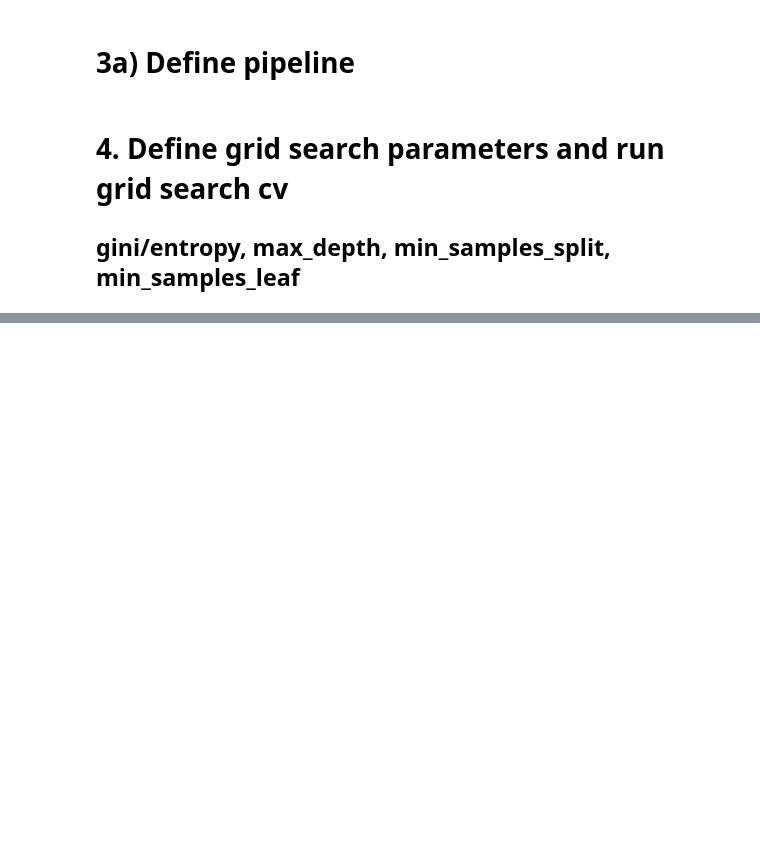
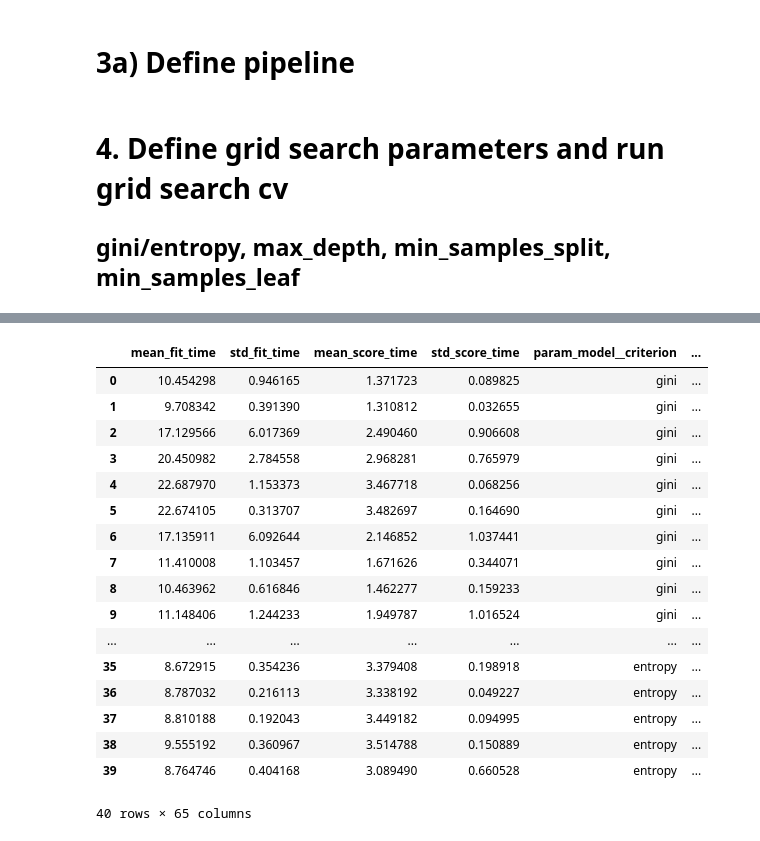
Before and after one commit to ray-chav/stop-and-search, a Jupyter notebook: scripts/modeling/dt_hyperparameter_tuning.ipynb, the cells around one changed output, grey strips where cells are left out. Cells and saved outputs as stored; diff of their text form; code cells hidden in the pictures; blank space fills up the shorter version.

```diff
--- a/scripts/modeling/dt_hyperparameter_tuning.ipynb
+++ b/scripts/modeling/dt_hyperparameter_tuning.ipynb
@@ -191,0 +214,8 @@ Brier score: {'model__criterion': 'entropy', 'model__max_depth': 6, 'model__min_
+# %%
+param_grid = [{"model__criterion":["gini", "entropy"], "model__max_depth":[None, 10], "model__min_samples_split":[5, 17], "model__min_samples_leaf":[18, 19, 20, 21, 22]}]
+
+cv = StratifiedKFold(n_splits=5, shuffle=True, random_state=10)
+
+grid_search = GridSearchCV(cv = cv, estimator=pipeline, param_grid= param_grid, scoring = ["accuracy", "balanced_accuracy", "precision", "recall", "roc_auc", "f1", "neg_brier_score"], refit="balanced_accuracy", verbose=2)
+
+grid_search.fit(X_train, y_train)
@@ -191,0 +257,21 @@ Brier score: {'model__criterion': 'entropy', 'model__max_depth': 6, 'model__min_
+# %%
+grid_results = pd.DataFrame(grid_search.cv_results_)
+# %% [output]
+|  | mean_fit_time | std_fit_time | mean_score_time | std_score_time | param_model__criterion | ... |
+| 0 | 10.454298 | 0.946165 | 1.371723 | 0.089825 | gini | ... |
+| 1 | 9.708342 | 0.391390 | 1.310812 | 0.032655 | gini | ... |
+| 2 | 17.129566 | 6.017369 | 2.490460 | 0.906608 | gini | ... |
+| 3 | 20.450982 | 2.784558 | 2.968281 | 0.765979 | gini | ... |
+| 4 | 22.687970 | 1.153373 | 3.467718 | 0.068256 | gini | ... |
+| 5 | 22.674105 | 0.313707 | 3.482697 | 0.164690 | gini | ... |
+| 6 | 17.135911 | 6.092644 | 2.146852 | 1.037441 | gini | ... |
+| 7 | 11.410008 | 1.103457 | 1.671626 | 0.344071 | gini | ... |
+| 8 | 10.463962 | 0.616846 | 1.462277 | 0.159233 | gini | ... |
+| 9 | 11.148406 | 1.244233 | 1.949787 | 1.016524 | gini | ... |
+| ... | ... | ... | ... | ... | ... | ... |
+| 35 | 8.672915 | 0.354236 | 3.379408 | 0.198918 | entropy | ... |
+| 36 | 8.787032 | 0.216113 | 3.338192 | 0.049227 | entropy | ... |
+| 37 | 8.810188 | 0.192043 | 3.449182 | 0.094995 | entropy | ... |
+| 38 | 9.555192 | 0.360967 | 3.514788 | 0.150889 | entropy | ... |
+| 39 | 8.764746 | 0.404168 | 3.089490 | 0.660528 | entropy | ... |
+40 rows × 65 columns
```
Also changed, not shown: parts of 8 cells of this notebook, 6 other files.
